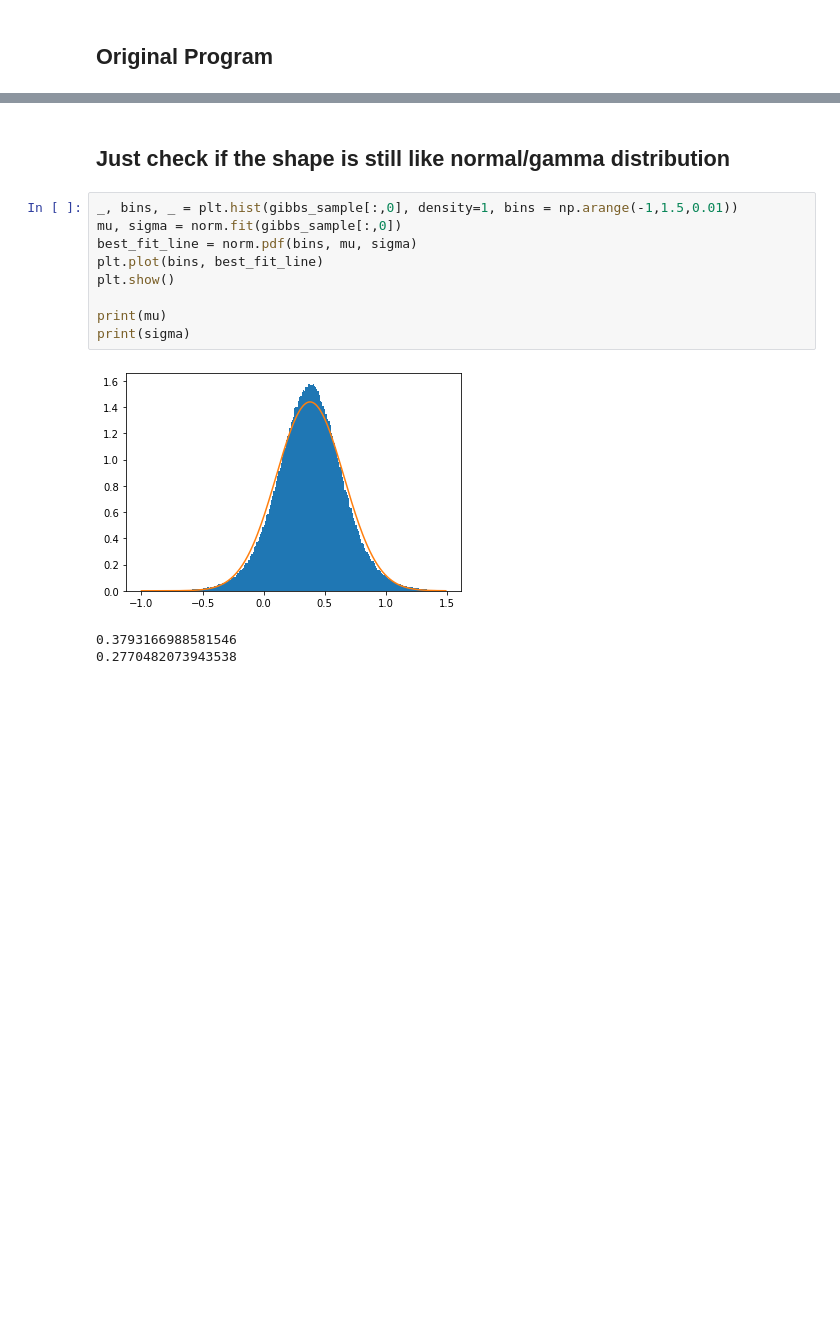
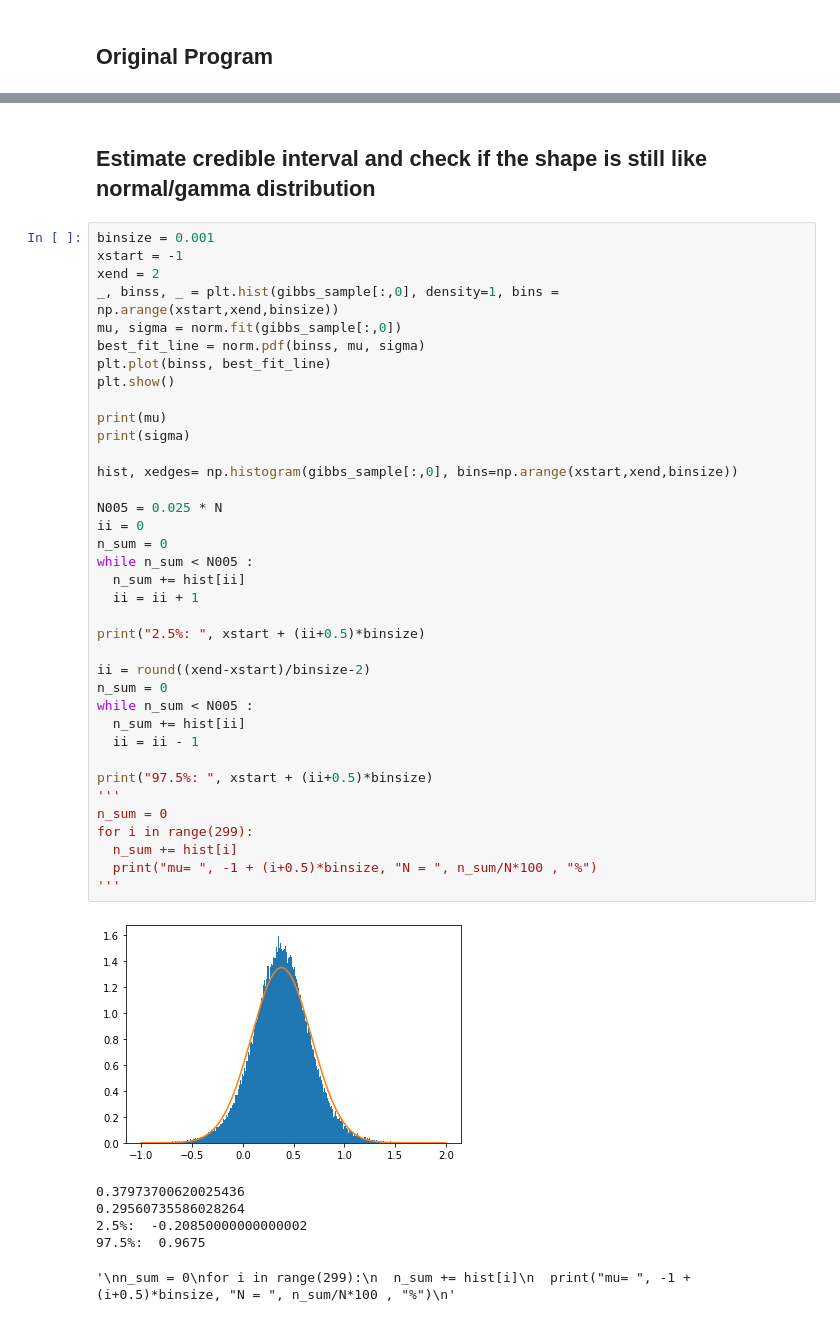
Before and after one commit to gnitnaw/Programs, a Jupyter notebook: Chapter3/gibbsamp.ipynb, the cells around one changed output, grey strips where cells are left out. Saved outputs shown, nothing was run; the diff lists cells and outputs as text; blank space fills up the shorter version.

```diff
--- a/Chapter3/gibbsamp.ipynb
+++ b/Chapter3/gibbsamp.ipynb
@@ -50,16 +50,47 @@ plt.show()
 # %% [markdown]
-## Just check if the shape is still like normal/gamma distribution
+## Estimate credible interval and check if the shape is still like normal/gamma distribution
-# %%
-_, bins, _ = plt.hist(gibbs_sample[:,0], density=1, bins = np.arange(-1,1.5,0.01))
-mu, sigma = norm.fit(gibbs_sample[:,0])
-best_fit_line = norm.pdf(bins, mu, sigma)
-plt.plot(bins, best_fit_line)
-plt.show()
-
-print(mu)
-print(sigma)
-# %% [output]
-[figure, removed]
-0.3793166988581546
-0.2770482073943538
+# %%
+binsize = 0.001
+xstart = -1
+xend = 2
+_, binss, _ = plt.hist(gibbs_sample[:,0], density=1, bins = np.arange(xstart,xend,binsize))
+mu, sigma = norm.fit(gibbs_sample[:,0])
+best_fit_line = norm.pdf(binss, mu, sigma)
+plt.plot(binss, best_fit_line)
+plt.show()
+
+print(mu)
+print(sigma)
+
+hist, xedges= np.histogram(gibbs_sample[:,0], bins=np.arange(xstart,xend,binsize))
+
+N005 = 0.025 * N
+ii = 0
+n_sum = 0
+while n_sum < N005 :
+  n_sum += hist[ii]
+  ii = ii + 1
+
+print("2.5%: ", xstart + (ii+0.5)*binsize)
+
+ii = round((xend-xstart)/binsize-2)
+n_sum = 0
+while n_sum < N005 :
+  n_sum += hist[ii]
+  ii = ii - 1
+
+print("97.5%: ", xstart + (ii+0.5)*binsize)
+'''
+n_sum = 0
+for i in range(299):
+  n_sum += hist[i]
+  print("mu= ", -1 + (i+0.5)*binsize, "N = ", n_sum/N*100 , "%")
+'''
+# %% [output]
+[figure, added]
+0.37973700620025436
+0.29560735586028264
+2.5%:  -0.20850000000000002
+97.5%:  0.9675
+'\nn_sum = 0\nfor i in range(299):\n  n_sum += hist[i]\n  print("mu= ", -1 + (i+0.5)*binsize, "N = ", n_sum/N*100 , "%")\n'
 # %%
```
Also changed, not shown: parts of 4 cells of this notebook.
